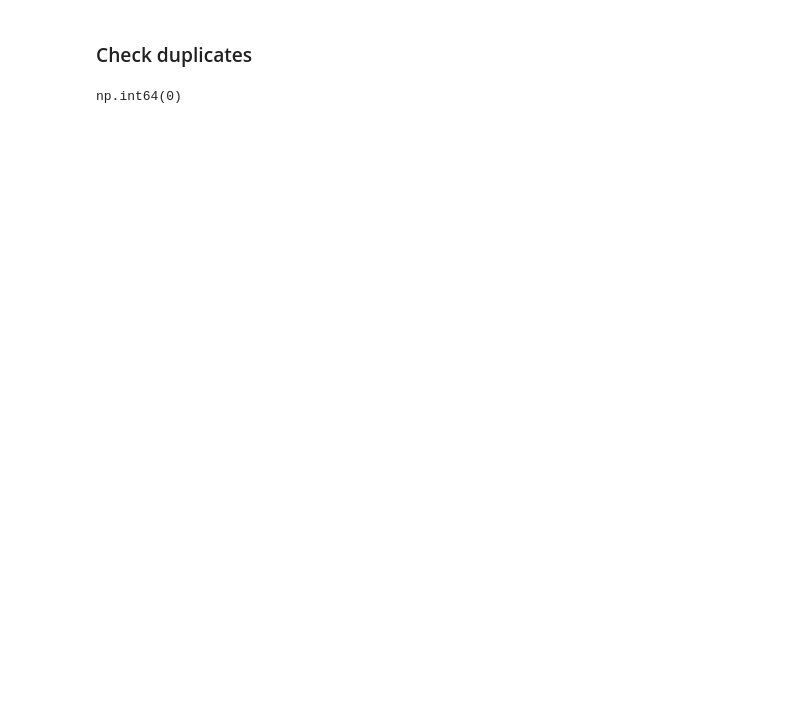
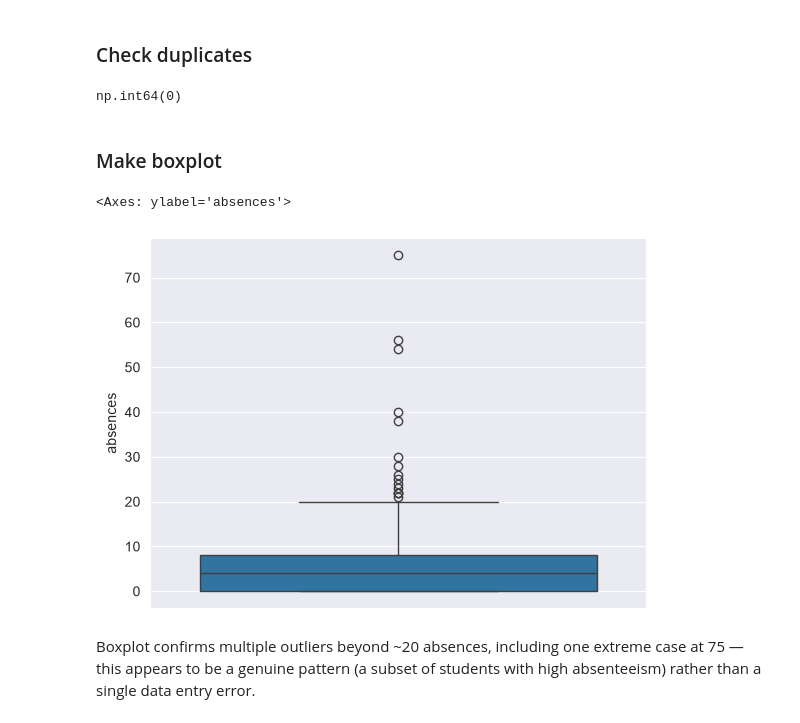
Before and after one commit to Yan-Pasichnyi/student-performance-analysis, a Jupyter notebook: notebooks/analasis.ipynb, the cells around one changed output. Drawn from its saved outputs; the diff is of its cells as text; code cells hidden in the pictures; blank space fills up the shorter version.

Commit message:
Confirm absences outlier with boxplot, finalize day 1 notes

```diff
--- a/notebooks/analasis.ipynb
+++ b/notebooks/analasis.ipynb
@@ -213,3 +213,12 @@ dtype: int64
 student_data.duplicated().sum()
 # %% [output]
 np.int64(0)
+# %% [markdown]
+### Make boxplot
+# %%
+sns.boxplot(student_data, y = 'absences')
+# %% [output]
+<Axes: ylabel='absences'>
+[figure, added]
+# %% [markdown]
+Boxplot confirms multiple outliers beyond ~20 absences, including one extreme case at 75 — this appears to be a genuine pattern (a subset of students with high absenteeism) rather than a single data entry error.
```
Also changed, not shown: parts of 2 cells of this notebook.
